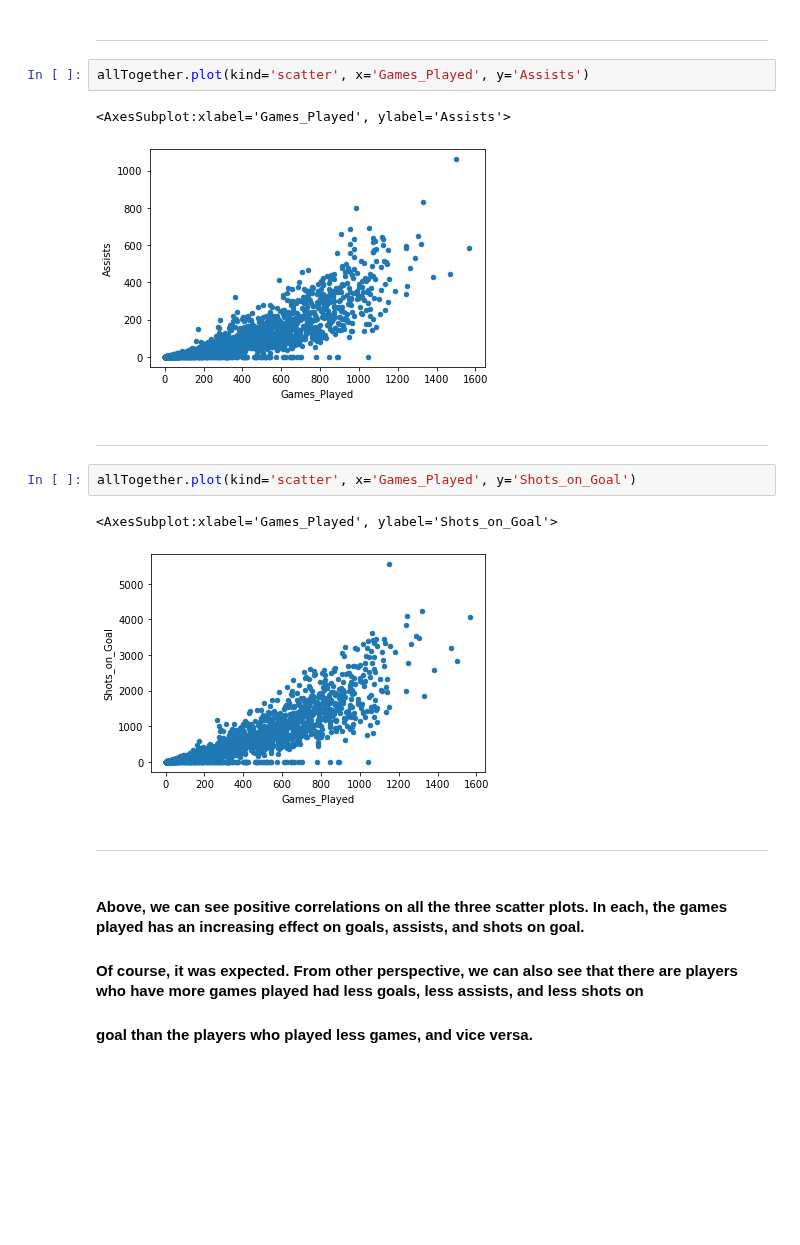
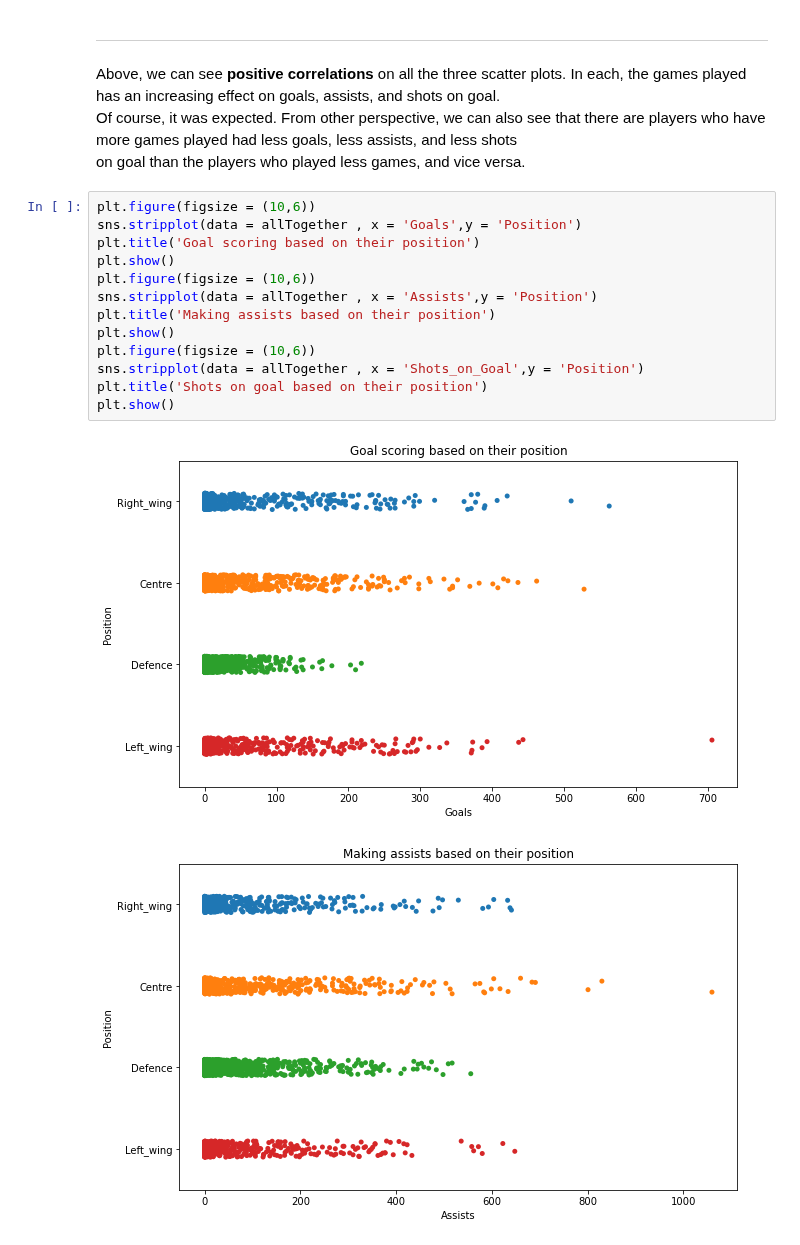
Before and after one commit to data301-2021-winter1/project-group38-project, a Jupyter notebook: notebooks/analysis3.ipynb, the cells around one changed output. Cells and saved outputs as stored; diff of their text form; blank space fills up the shorter version.

```diff
--- a/notebooks/analysis3.ipynb
+++ b/notebooks/analysis3.ipynb
@@ -176,20 +212,22 @@ allTogether.plot(kind='scatter', x='Games_Played', y='Goals')
 # %% [markdown]
 ---
-# %%
-allTogether.plot(kind='scatter', x='Games_Played', y='Assists')
-# %% [output]
-<AxesSubplot:xlabel='Games_Played', ylabel='Assists'>
-[figure, removed]
-# %% [markdown]
----
-# %%
-allTogether.plot(kind='scatter', x='Games_Played', y='Shots_on_Goal')
-# %% [output]
-<AxesSubplot:xlabel='Games_Played', ylabel='Shots_on_Goal'>
-[figure, removed]
-# %% [markdown]
----
 # %% [markdown]
-#### Above, we can see **positive correlations** on all the three scatter plots. In each, the games played has an increasing effect on goals, assists, and shots on goal.
-#### Of course, it was expected. From other perspective, we can also see that there are players who have more games played had less goals, less assists, and less shots on
-#### goal than the players who played less games, and vice versa.
+Above, we can see **positive correlations** on all the three scatter plots. In each, the games played has an increasing effect on goals, assists, and shots on goal.
+Of course, it was expected. From other perspective, we can also see that there are players who have more games played had less goals, less assists, and less shots
+on goal than the players who played less games, and vice versa.
+# %%
+plt.figure(figsize = (10,6))
+sns.stripplot(data = allTogether , x = 'Goals',y = 'Position')
+plt.title('Goal scoring based on their position')
+plt.show()
+plt.figure(figsize = (10,6))
+sns.stripplot(data = allTogether , x = 'Assists',y = 'Position')
+plt.title('Making assists based on their position')
+plt.show()
+plt.figure(figsize = (10,6))
+sns.stripplot(data = allTogether , x = 'Shots_on_Goal',y = 'Position')
+plt.title('Shots on goal based on their position')
+plt.show()
+# %% [output]
+[figure, added]
+[figure, added]
```
Also changed, not shown: parts of 18 cells of this notebook.
